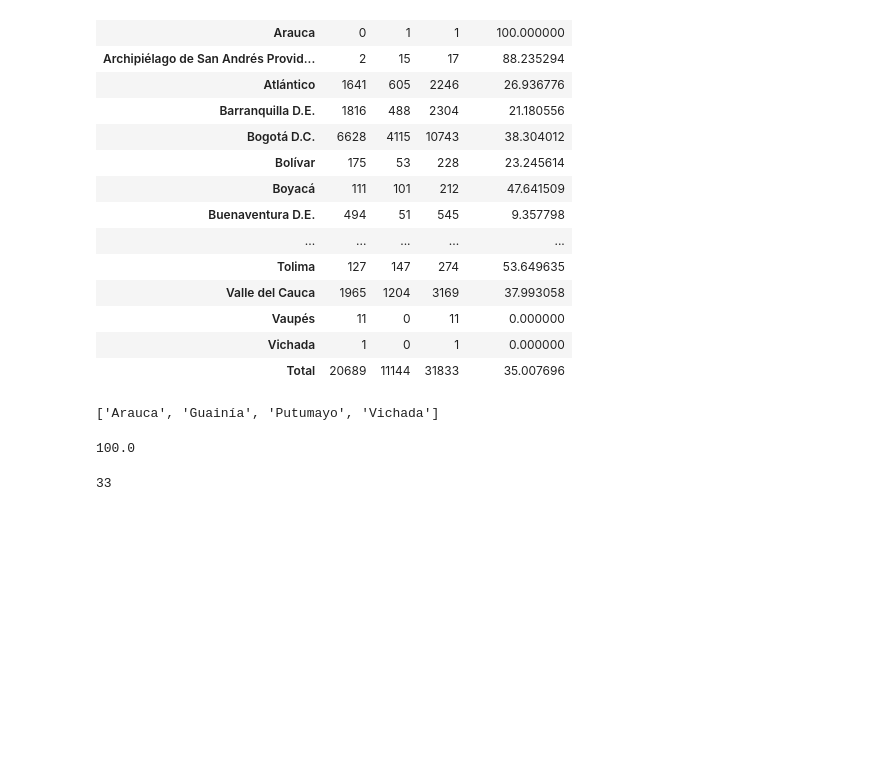
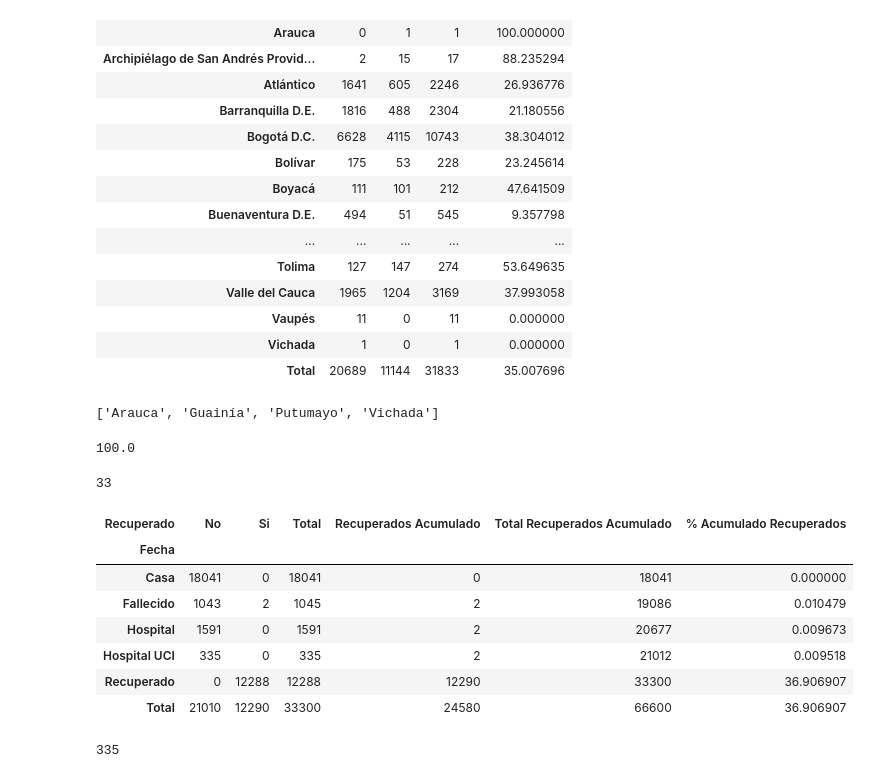
Before and after one commit to hhaydar/covid-col-streamlit, a Jupyter notebook: covid-col-streamlit.ipynb, the cells around one changed output. Saved outputs shown, nothing was run; the diff lists cells and outputs as text; code cells hidden in the pictures; blank space fills up the shorter version.

```diff
--- a/covid-col-streamlit.ipynb
+++ b/covid-col-streamlit.ipynb
@@ -77,7 +77,7 @@ data['Rango_Edad'] = pd.cut(x=data['Edad'], bins=[0, 5, 15, 25, 45, 65, 75, 999]
 
 #Días Recuperación
 data['FIS'].fillna(data['fecha_reporte_web'], inplace=True)
-data['Días de tratamiento'] = abs(data['Fecha_recuperado'] - data['FIS'])
+data['Días de tratamiento'] = abs(data['fecha_reporte_web'] - data['FIS'])
 data['Días de tratamiento'] = data['Días de tratamiento'].astype('timedelta64[D]')
 data['Días de tratamiento'].fillna(0, inplace=True)
 data['Días de tratamiento'] = data['Días de tratamiento'].astype(int)
@@ -235,3 +235,22 @@ sorted(df[df['Total']<10].index)
 df[df['Total']>0]['Total'].count()
 # %% [output]
 33
+# %%
+df = pd.crosstab(data['atención'],data['Recuperado'], margins=True, margins_name='Total', rownames=['Fecha'], colnames=['Recuperado'])
+df['Recuperados Acumulado'] = df['Si'].cumsum()
+df['Total Recuperados Acumulado'] = df['Total'].cumsum()
+df['% Acumulado Recuperados'] = (df['Recuperados Acumulado'] / df['Total Recuperados Acumulado'])*100
+df
+# %% [output]
+| Recuperado | No | Si | Total | Recuperados Acumulado | Total Recuperados Acumulado | % Acumulado Recuperados |
+| Fecha |  |  |  |  |  |  |
+| Casa | 18041 | 0 | 18041 | 0 | 18041 | 0.000000 |
+| Fallecido | 1043 | 2 | 1045 | 2 | 19086 | 0.010479 |
+| Hospital | 1591 | 0 | 1591 | 2 | 20677 | 0.009673 |
+| Hospital UCI | 335 | 0 | 335 | 2 | 21012 | 0.009518 |
+| Recuperado | 0 | 12288 | 12288 | 12290 | 33300 | 36.906907 |
+| Total | 21010 | 12290 | 33300 | 24580 | 66600 | 36.906907 |
+# %%
+dg['Número de casos'].sum()
+# %% [output]
+335
```
Also changed, not shown: parts of 3 cells of this notebook, 1 other file.
